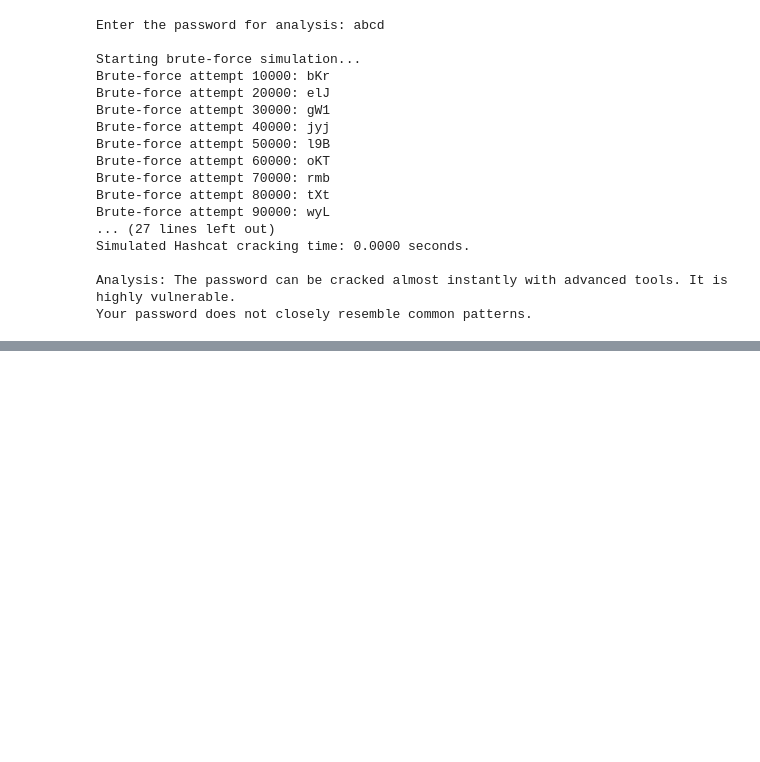
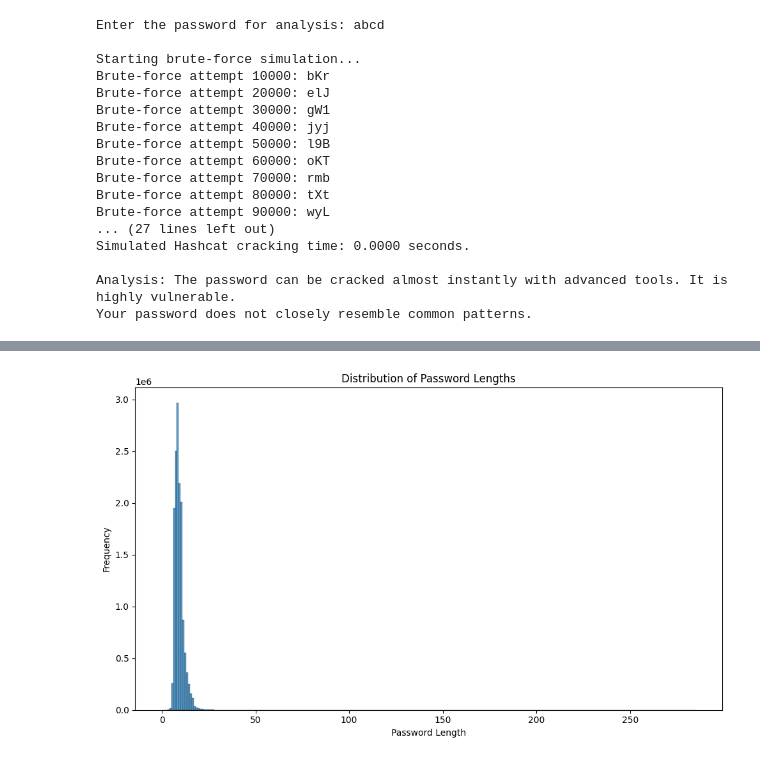
Before and after one commit to Atharva1210/passwdXAI, a Jupyter notebook: xaibarclays.ipynb, the cells around one changed output, grey strips where cells are left out. Saved outputs shown, nothing was run; the diff lists cells and outputs as text; code cells hidden in the pictures; blank space fills up the shorter version.

```diff
--- a/xaibarclays.ipynb
+++ b/xaibarclays.ipynb
@@ -136,3 +136,82 @@ Simulated Hashcat cracking time: 0.0000 seconds.
 
 Analysis: The password can be cracked almost instantly with advanced tools. It is highly vulnerable.
 Your password does not closely resemble common patterns.
+# %%
+import requests
+import tarfile
+import os
+import pandas as pd
+import matplotlib.pyplot as plt
+import seaborn as sns
+
+# Step 1: Download the RockYou dataset as a tar.gz archive
+url = "https://github.com/danielmiessler/SecLists/raw/master/Passwords/Leaked-Databases/rockyou.txt.tar.gz"
+response = requests.get(url)
+
+if response.status_code == 200:
+    archive_name = "rockyou.txt.tar.gz"
+    with open(archive_name, "wb") as file:
+        file.write(response.content)
+    print(f"Downloaded {archive_name} successfully.")
+else:
+    print(f"Failed to download the dataset. Status code: {response.status_code}")
+    exit(1)
+
+# Step 2: Extract the archive to obtain rockyou.txt
+if os.path.exists(archive_name):
+    try:
+        with tarfile.open(archive_name, "r:gz") as tar:
+            tar.extractall()
+        print("Extracted rockyou.txt successfully.")
+    except Exception as e:
+        print("Error extracting the archive:", e)
+        exit(1)
+else:
+    print("Archive file not found.")
+    exit(1)
+
+# Step 3: Load and preprocess the dataset
+# The extracted file "rockyou.txt" contains one password per line.
+try:
+    with open("rockyou.txt", "r", encoding="latin-1") as f:
+        passwords = f.read().splitlines()
+except Exception as e:
+    print("Error reading rockyou.txt:", e)
+    exit(1)
+
+# Create a DataFrame from the passwords list
+df = pd.DataFrame(passwords, columns=['password'])
+
+# Clean the data: remove any empty values and duplicates
+df = df[df['password'].str.strip() != ""]
+df.drop_duplicates(inplace=True)
+
+# Add a new column for password length
+df['length'] = df['password'].apply(len)
+
+# Display basic descriptive statistics for password lengths
+print("Descriptive Statistics for Password Lengths:")
+print(df['length'].describe())
+
+# Step 4: Visualize the Distribution of Password Lengths
+plt.figure(figsize=(10, 6))
+sns.histplot(df['length'], bins=range(0, df['length'].max() + 1, 1), kde=False)
+plt.title('Distribution of Password Lengths')
+plt.xlabel('Password Length')
+plt.ylabel('Frequency')
+plt.tight_layout()
+plt.show()
+
+# Step 5: Identify and Visualize the Top 10 Most Common Passwords
+top_passwords = df['password'].value_counts().head(10)
+print("\nTop 10 Most Common Passwords:")
+print(top_passwords)
+
+plt.figure(figsize=(10, 6))
+sns.barplot(x=top_passwords.values, y=top_passwords.index, palette='viridis')
+plt.title('Top 10 Most Common Passwords')
+plt.xlabel('Frequency')
+plt.ylabel('Password')
+plt.tight_layout()
+plt.show()
+# %% [output]
@@ -138,0 +230 @@ Your password does not closely resemble common patterns.
+[figure, added]
```
Also changed, not shown: parts of 7 cells of this notebook.
